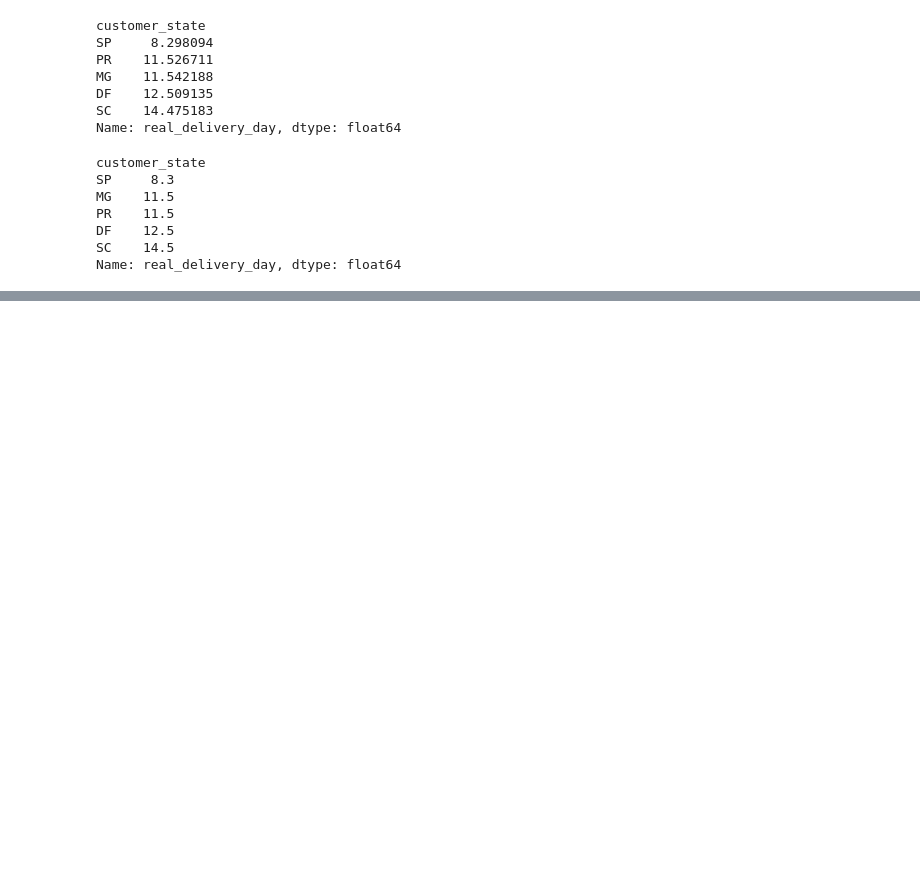
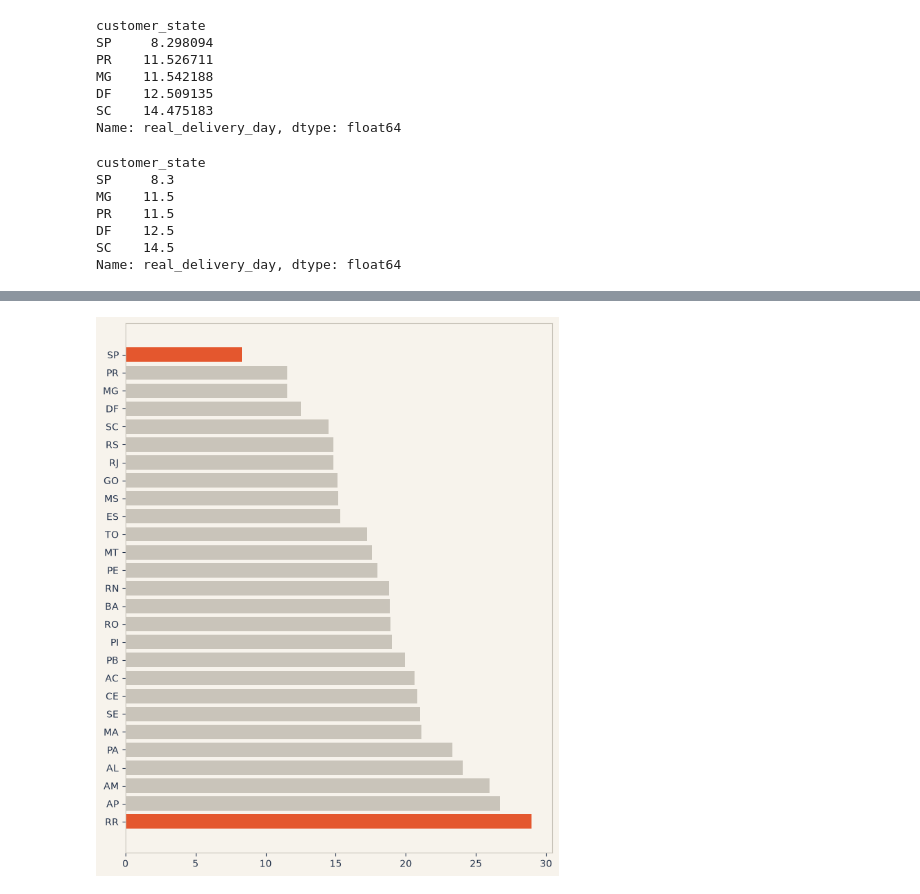
Before and after one commit to amyzambprac/proyecto-brazilian-ecommerce, a Jupyter notebook: Brazilian_proyect_ecommerce.ipynb, the cells around one changed output, grey strips where cells are left out. Saved outputs shown, nothing was run; the diff lists cells and outputs as text; code cells hidden in the pictures; blank space fills up the shorter version.

```diff
--- a/Brazilian_proyect_ecommerce.ipynb
+++ b/Brazilian_proyect_ecommerce.ipynb
@@ -196,0 +261,8 @@ display(dim_customers.head(3))
+# %%
+plt.rcParams['axes.labelcolor'] = TEXT
+plt.rcParams['xtick.color'] = TEXT
+plt.rcParams['ytick.color'] = TEXT
+# %%
+plt.rcParams['axes.edgecolor'] = NEUTRAL
+# %%
+orders_geo['year_month'] = orders_geo['order_purchase_timestamp'].dt.to_period('M')
@@ -196,0 +363,4 @@ display(dim_customers.head(3))
+# %%
+promedio_por_estado = orders_geo.groupby('customer_state')['real_delivery_day'].mean().sort_values()
+
+colores_estado = [ACCENT if estado in ['SP', 'RR'] else NEUTRAL for estado in promedio_por_estado.index]
@@ -196,0 +387,8 @@ display(dim_customers.head(3))
+# %%
+fig1, ax1 = plt.subplots(figsize=(8, 10))
+ax1.barh(promedio_por_estado.index, promedio_por_estado.values, color=colores_estado)
+ax1.invert_yaxis()
+ax1.set_facecolor(BG)
+fig1.patch.set_facecolor(BG)
+# %% [output]
+[figure, added]
```
Also changed, not shown: parts of 46 cells of this notebook.
